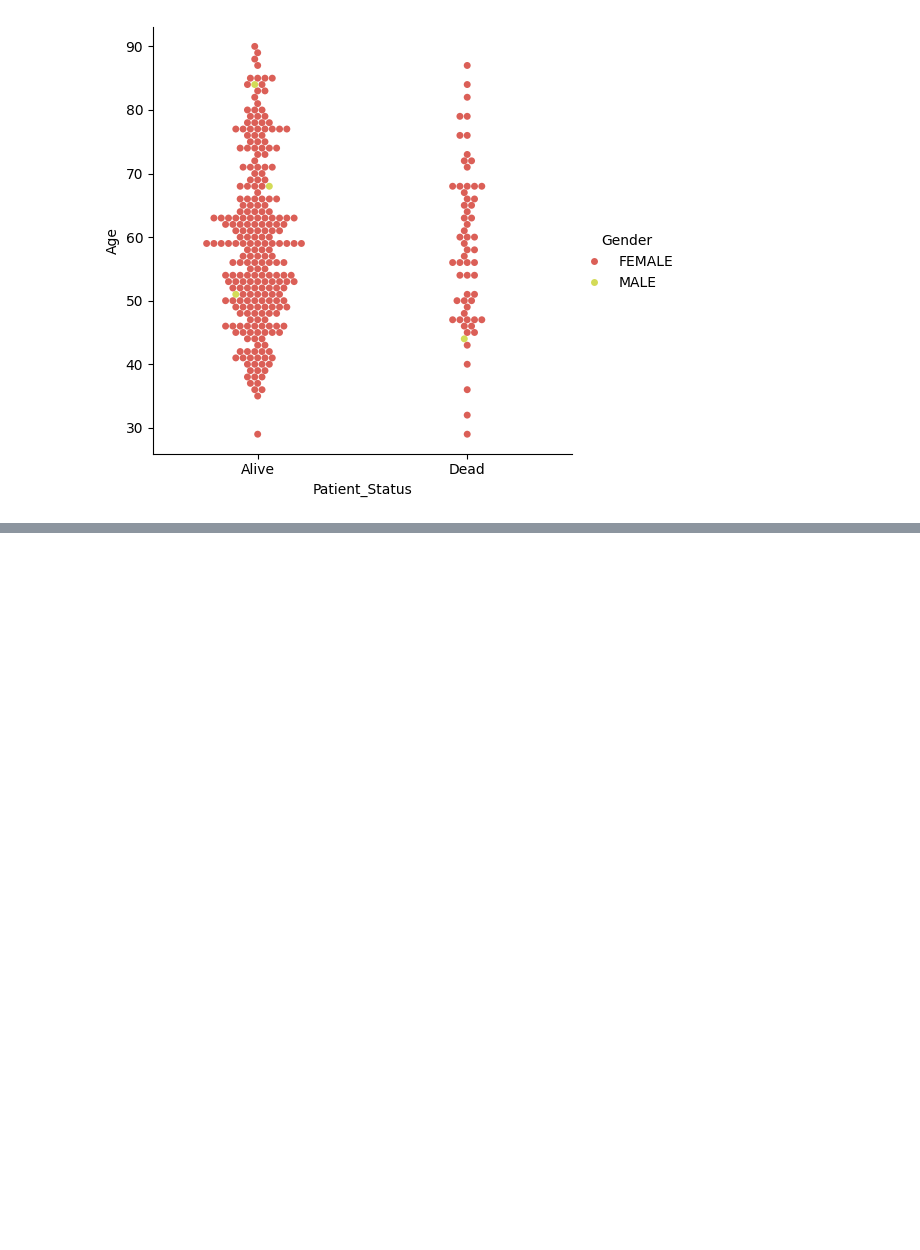
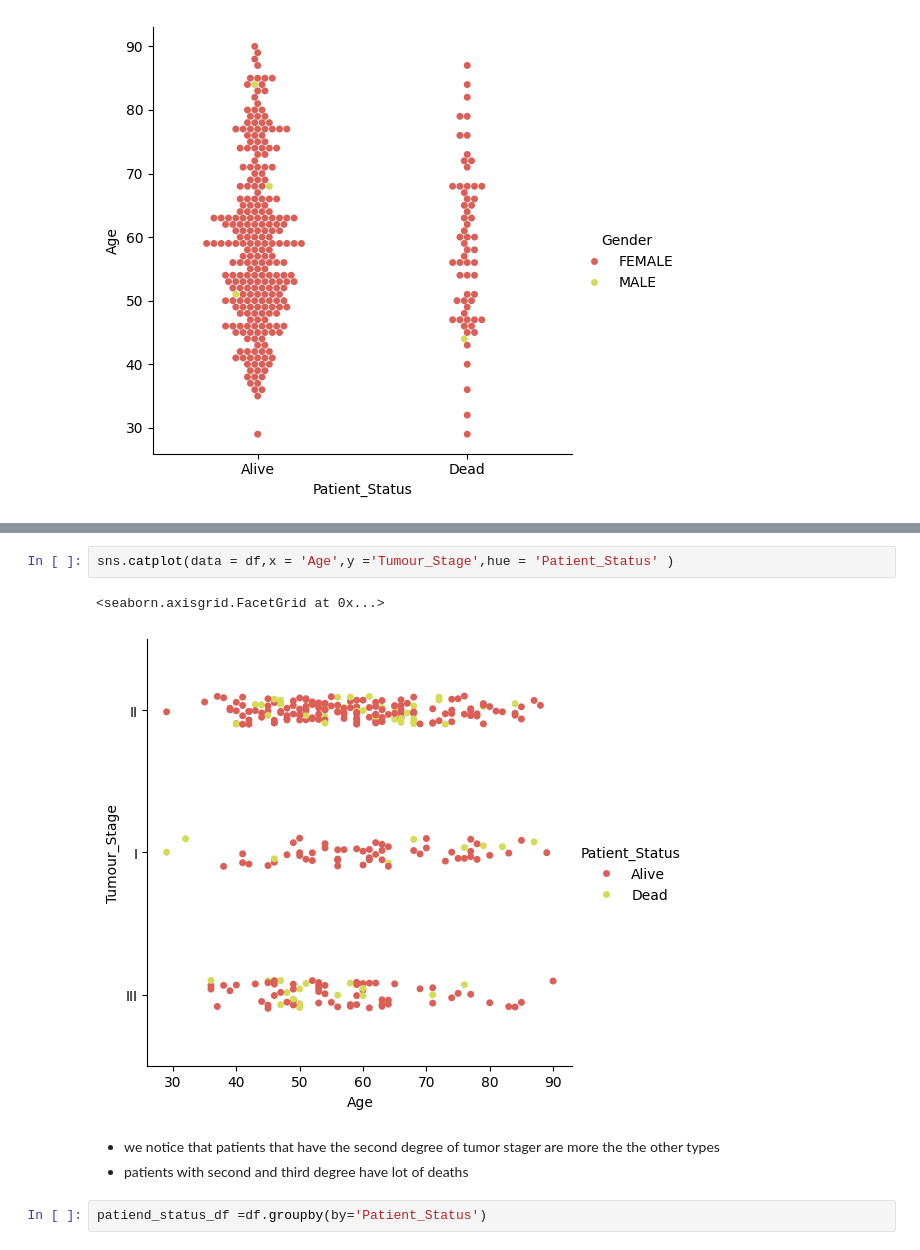
Before and after one commit to AkramMaouche/Breast-Cancer-Survival-Prediction, a Jupyter notebook: src/Notebook/Eda.ipynb, the cells around one changed output, grey strips where cells are left out. Cells and saved outputs as stored; diff of their text form; blank space fills up the shorter version.

```diff
--- a/src/Notebook/Eda.ipynb
+++ b/src/Notebook/Eda.ipynb
@@ -260,0 +289,10 @@ sns.catplot(data=df,x = 'Patient_Status',y = 'Age',kind = 'swarm', hue='Gender')
+# %%
+sns.catplot(data = df,x = 'Age',y ='Tumour_Stage',hue = 'Patient_Status' )
+# %% [output]
+<seaborn.axisgrid.FacetGrid at 0x...>
+[figure, added]
+# %% [markdown]
+* we notice that patients that have the second degree of tumor stager are more the the other types
+* patients with second and third degree have lot of deaths
+# %%
+patiend_status_df =df.groupby(by='Patient_Status')
```
Also changed, not shown: parts of 13 cells of this notebook, 3 other files.
